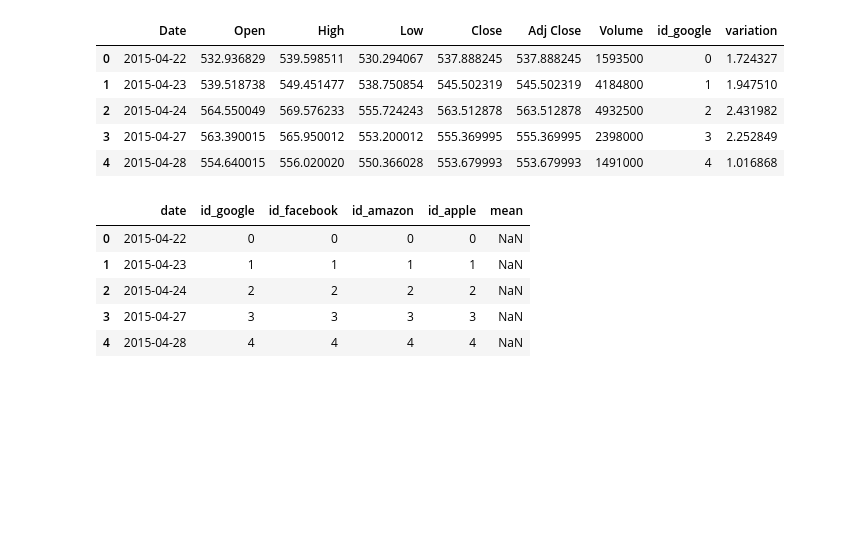
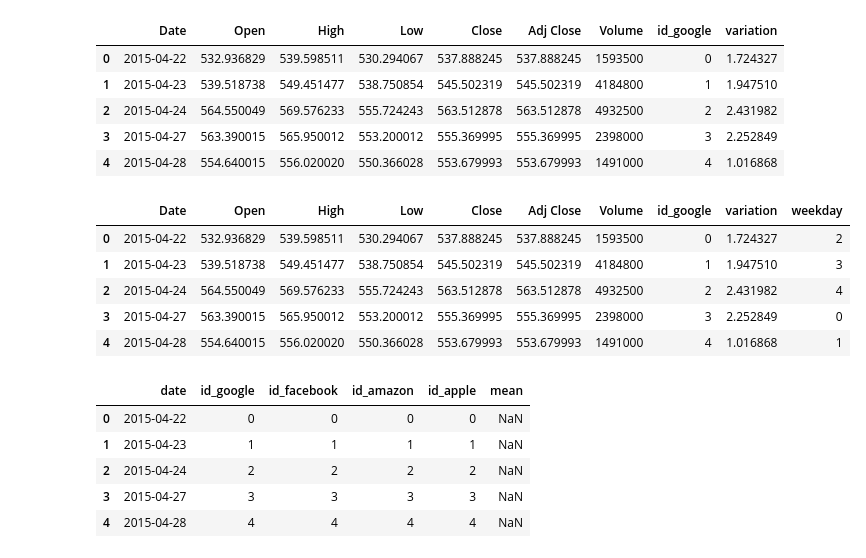
Before and after one commit to glaiveVII/bigdata, a Jupyter notebook: hash/kibana/Stock_MonteCarlo.ipynb, the cells around one changed output. Saved outputs shown, nothing was run; the diff lists cells and outputs as text; code cells hidden in the pictures; blank space fills up the shorter version.

```diff
--- a/hash/kibana/Stock_MonteCarlo.ipynb
+++ b/hash/kibana/Stock_MonteCarlo.ipynb
@@ -96,6 +96,20 @@ google.head()
 | 2 | 2015-04-24 | 564.550049 | 569.576233 | 555.724243 | 563.512878 | 563.512878 | 4932500 | 2 | 2.431982 |
 | 3 | 2015-04-27 | 563.390015 | 565.950012 | 553.200012 | 555.369995 | 555.369995 | 2398000 | 3 | 2.252849 |
 | 4 | 2015-04-28 | 554.640015 | 556.020020 | 550.366028 | 553.679993 | 553.679993 | 1491000 | 4 | 1.016868 |
+# %%
+google["weekday"] = pd.to_datetime(google.Date).dt.dayofweek
+apple["weekday"] = pd.to_datetime(apple.Date).dt.dayofweek
+facebook["weekday"] = pd.to_datetime(facebook.Date).dt.dayofweek
+amazon["weekday"] = pd.to_datetime(amazon.Date).dt.dayofweek
+
+google.head()
+# %% [output]
+|  | Date | Open | High | Low | Close | Adj Close | Volume | id_google | variation | weekday |
+| 0 | 2015-04-22 | 532.936829 | 539.598511 | 530.294067 | 537.888245 | 537.888245 | 1593500 | 0 | 1.724327 | 2 |
+| 1 | 2015-04-23 | 539.518738 | 549.451477 | 538.750854 | 545.502319 | 545.502319 | 4184800 | 1 | 1.947510 | 3 |
+| 2 | 2015-04-24 | 564.550049 | 569.576233 | 555.724243 | 563.512878 | 563.512878 | 4932500 | 2 | 2.431982 | 4 |
+| 3 | 2015-04-27 | 563.390015 | 565.950012 | 553.200012 | 555.369995 | 555.369995 | 2398000 | 3 | 2.252849 | 0 |
+| 4 | 2015-04-28 | 554.640015 | 556.020020 | 550.366028 | 553.679993 | 553.679993 | 1491000 | 4 | 1.016868 | 1 |
 # %%
 portfolio = pd.read_csv("portfolio.csv")
 portfolio['date'] = google['Date']
```
Also changed, not shown: parts of 2 cells of this notebook.
